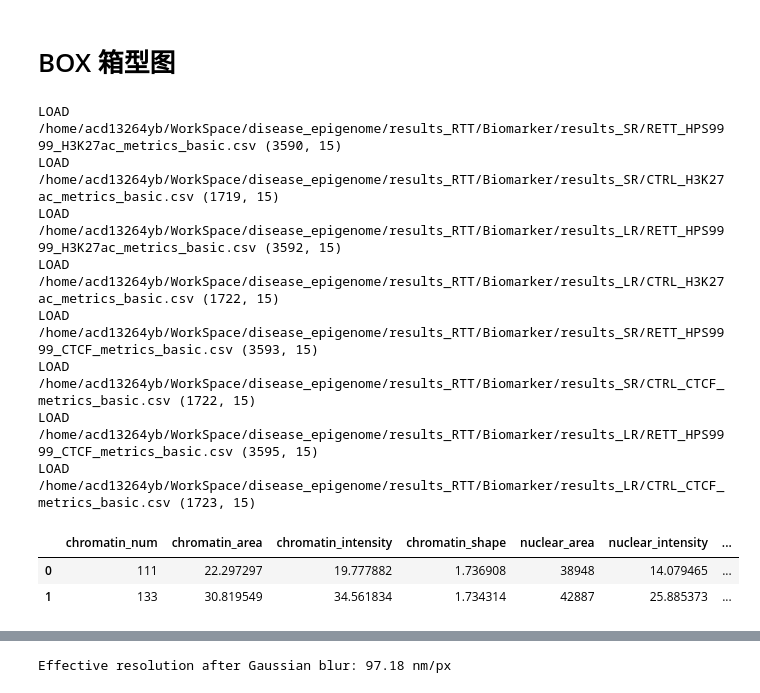
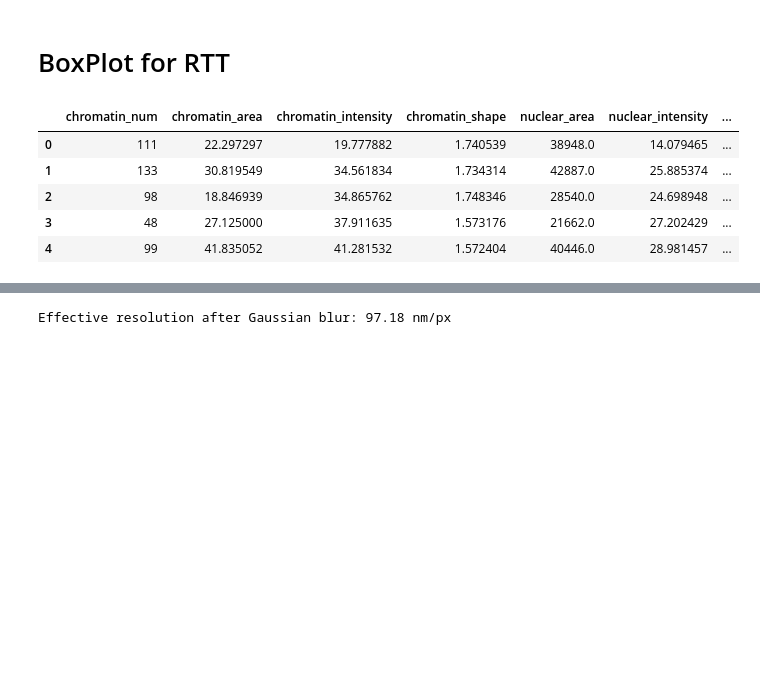
Before and after one commit to dddogwang/Rettsyndrome, a Jupyter notebook: Biomarker/chromatin_features_visualization.ipynb, the cells around one changed output, grey strips where cells are left out. Drawn from its saved outputs; the diff is of its cells as text; code cells hidden in the pictures; blank space fills up the shorter version.

```diff
--- a/Biomarker/chromatin_features_visualization.ipynb
+++ b/Biomarker/chromatin_features_visualization.ipynb
@@ -15,34 +15,30 @@ from scipy.stats import mannwhitneyu
 
 from scripts.utils import loadcsv
 # %% [markdown]
-# BOX 箱型图
+# BoxPlot for RTT
 # %%
 # 创建一个空的 DataFrame 用于存放所有数据
 data_all = pd.DataFrame()
+homepath = "/Users/Alpaca/Desktop/Github/disease_epigenome"
 
 for stain_type in ["H3K27ac", "CTCF"]:
     for sl in ["SR", "LR"]:
-        loadpath = f"/home/acd13264yb/WorkSpace/disease_epigenome/results_RTT/Biomarker/results_{sl}"
-        loadpath_RETT = f"{loadpath}/RETT_HPS9999_{stain_type}_metrics_basic.csv"
-        loadpath_CTRL = f"{loadpath}/CTRL_{stain_type}_metrics_basic.csv"
+        loadpath = f"{homepath}/results_RTT/Biomarker/new_results/results_{sl}"
+        loadpath_RETT = f"{loadpath}/RETT_HPS9999_{stain_type}_basic.csv"
+        loadpath_CTRL = f"{loadpath}/CTRL_{stain_type}_basic.csv"
 
-        df_combined, df_RETT, df_CTRL = loadcsv(loadpath_RETT, loadpath_CTRL)
+        df_combined, df_RETT, df_CTRL = loadcsv(loadpath_RETT, loadpath_CTRL, rett="RETT")
 
-        df_combined['Stain_Type'] = f"{stain_type}_{sl}"  # 添加染色类型列
+        df_combined['Stain_Type'] = f"{stain_type}_{sl}"
 
-        data_all = pd.concat([data_all, df_combined])  # 合并数据
+        data_all = pd.concat([data_all, df_combined])
 
-data_all.head(2)
+data_all.head(5)
 # %% [output]
-LOAD /home/acd13264yb/WorkSpace/disease_epigenome/results_RTT/Biomarker/results_SR/RETT_HPS9999_H3K27ac_metrics_basic.csv (3590, 15)
-LOAD /home/acd13264yb/WorkSpace/disease_epigenome/results_RTT/Biomarker/results_SR/CTRL_H3K27ac_metrics_basic.csv (1719, 15)
-LOAD /home/acd13264yb/WorkSpace/disease_epigenome/results_RTT/Biomarker/results_LR/RETT_HPS9999_H3K27ac_metrics_basic.csv (3592, 15)
-LOAD /home/acd13264yb/WorkSpace/disease_epigenome/results_RTT/Biomarker/results_LR/CTRL_H3K27ac_metrics_basic.csv (1722, 15)
-LOAD /home/acd13264yb/WorkSpace/disease_epigenome/results_RTT/Biomarker/results_SR/RETT_HPS9999_CTCF_metrics_basic.csv (3593, 15)
-LOAD /home/acd13264yb/WorkSpace/disease_epigenome/results_RTT/Biomarker/results_SR/CTRL_CTCF_metrics_basic.csv (1722, 15)
-LOAD /home/acd13264yb/WorkSpace/disease_epigenome/results_RTT/Biomarker/results_LR/RETT_HPS9999_CTCF_metrics_basic.csv (3595, 15)
-LOAD /home/acd13264yb/WorkSpace/disease_epigenome/results_RTT/Biomarker/results_LR/CTRL_CTCF_metrics_basic.csv (1723, 15)
 |  | chromatin_num | chromatin_area | chromatin_intensity | chromatin_shape | nuclear_area | nuclear_intensity | ... |
-| 0 | 111 | 22.297297 | 19.777882 | 1.736908 | 38948 | 14.079465 | ... |
-| 1 | 133 | 30.819549 | 34.561834 | 1.734314 | 42887 | 25.885373 | ... |
+| 0 | 111 | 22.297297 | 19.777882 | 1.740539 | 38948.0 | 14.079465 | ... |
+| 1 | 133 | 30.819549 | 34.561834 | 1.734314 | 42887.0 | 25.885374 | ... |
+| 2 | 98 | 18.846939 | 34.865762 | 1.748346 | 28540.0 | 24.698948 | ... |
+| 3 | 48 | 27.125000 | 37.911635 | 1.573176 | 21662.0 | 27.202429 | ... |
+| 4 | 99 | 41.835052 | 41.281532 | 1.572404 | 40446.0 | 28.981457 | ... |
 # %%
```
Also changed, not shown: parts of 15 cells of this notebook, 4 other files.
